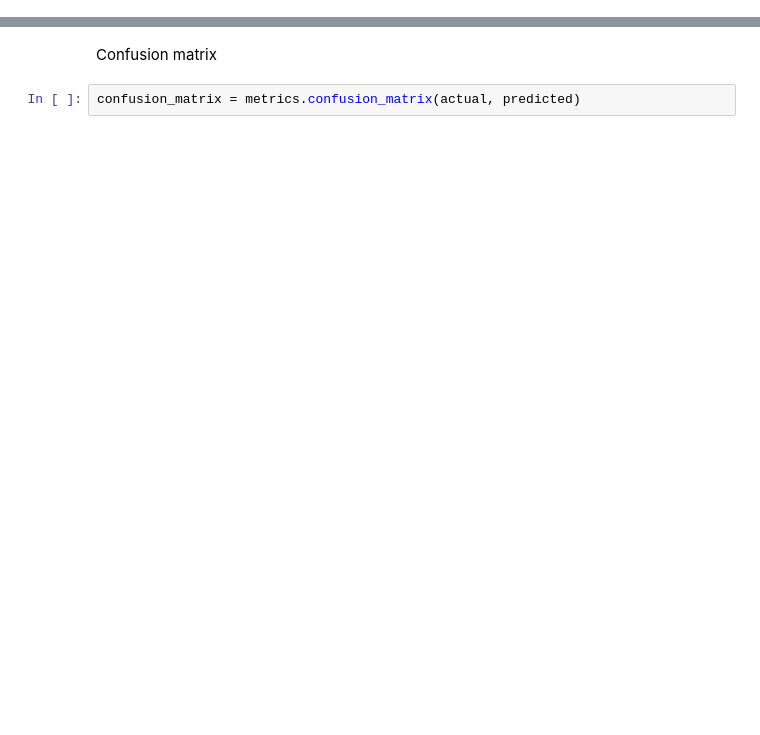
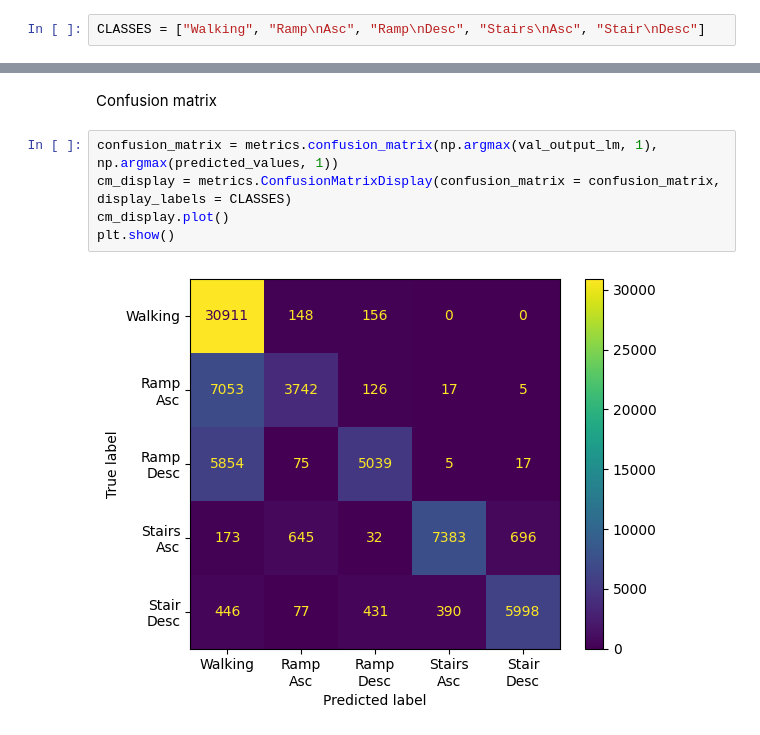
Before and after one commit to LorenzoVianello95/SSNR24, a Jupyter notebook: day2.ipynb, the cells around one changed output, grey strips where cells are left out. Drawn from its saved outputs; the diff is of its cells as text; blank space fills up the shorter version.

```diff
--- a/day2.ipynb
+++ b/day2.ipynb
@@ -514,6 +516,8 @@ print(np.unique(df_locomotion_modes['condition_encoded']))
  'SM_WALKING' 'transparent_RAMPS_DOWN' 'transparent_RAMPS_UP'
  'transparent_STAIRS_DOWN' 'transparent_STAIRS_UP' 'transparent_WALKING']
 [1 2 3 4 5]
+# %%
+CLASSES = ["Walking", "Ramp\nAsc", "Ramp\nDesc", "Stairs\nAsc", "Stair\nDesc"]
 # %% [markdown]
 Plot conditions over time
 # %%
@@ -626,4 +642,9 @@ plt.legend()
 # %% [markdown]
 Confusion matrix
 # %%
-confusion_matrix = metrics.confusion_matrix(actual, predicted)
+confusion_matrix = metrics.confusion_matrix(np.argmax(val_output_lm, 1), np.argmax(predicted_values, 1))
+cm_display = metrics.ConfusionMatrixDisplay(confusion_matrix = confusion_matrix, display_labels = CLASSES)
+cm_display.plot()
+plt.show()
+# %% [output]
+[figure, added]
```
Also changed, not shown: parts of 5 cells of this notebook.
